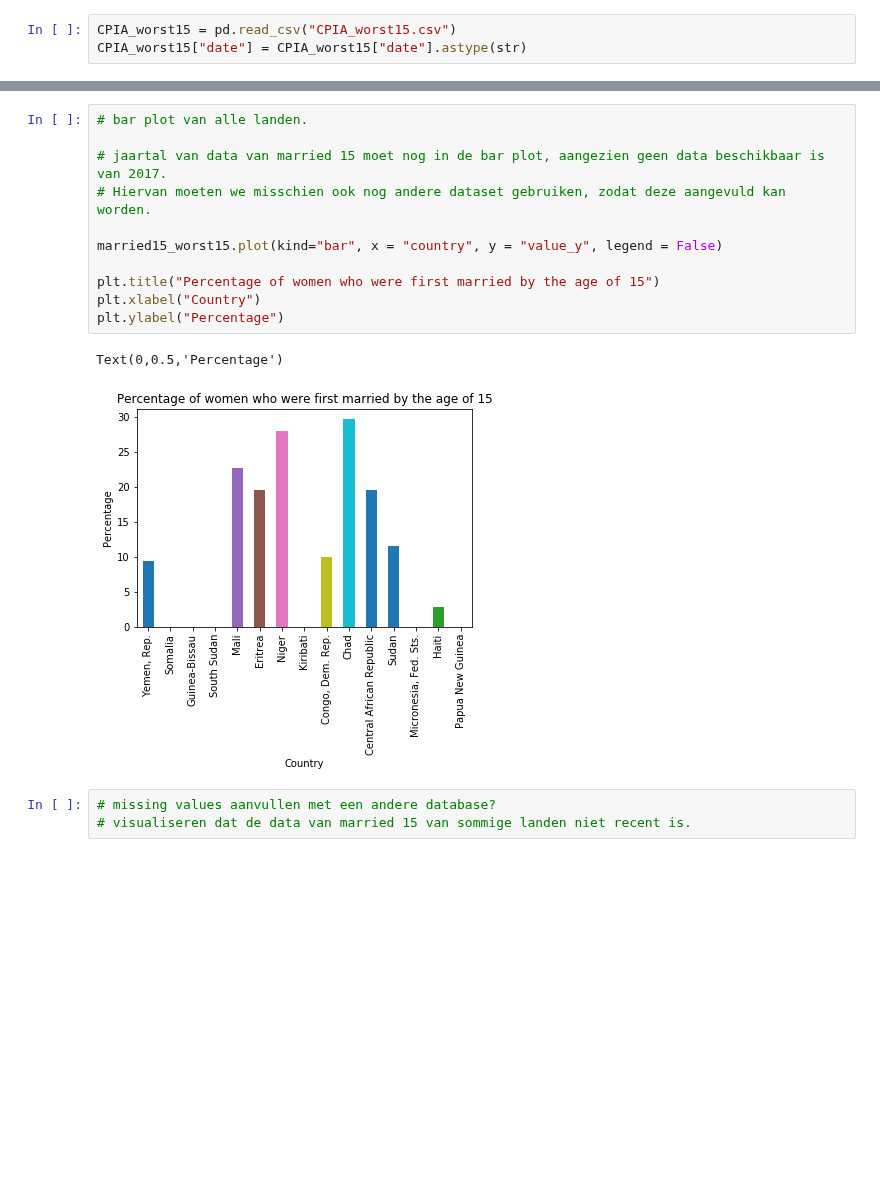
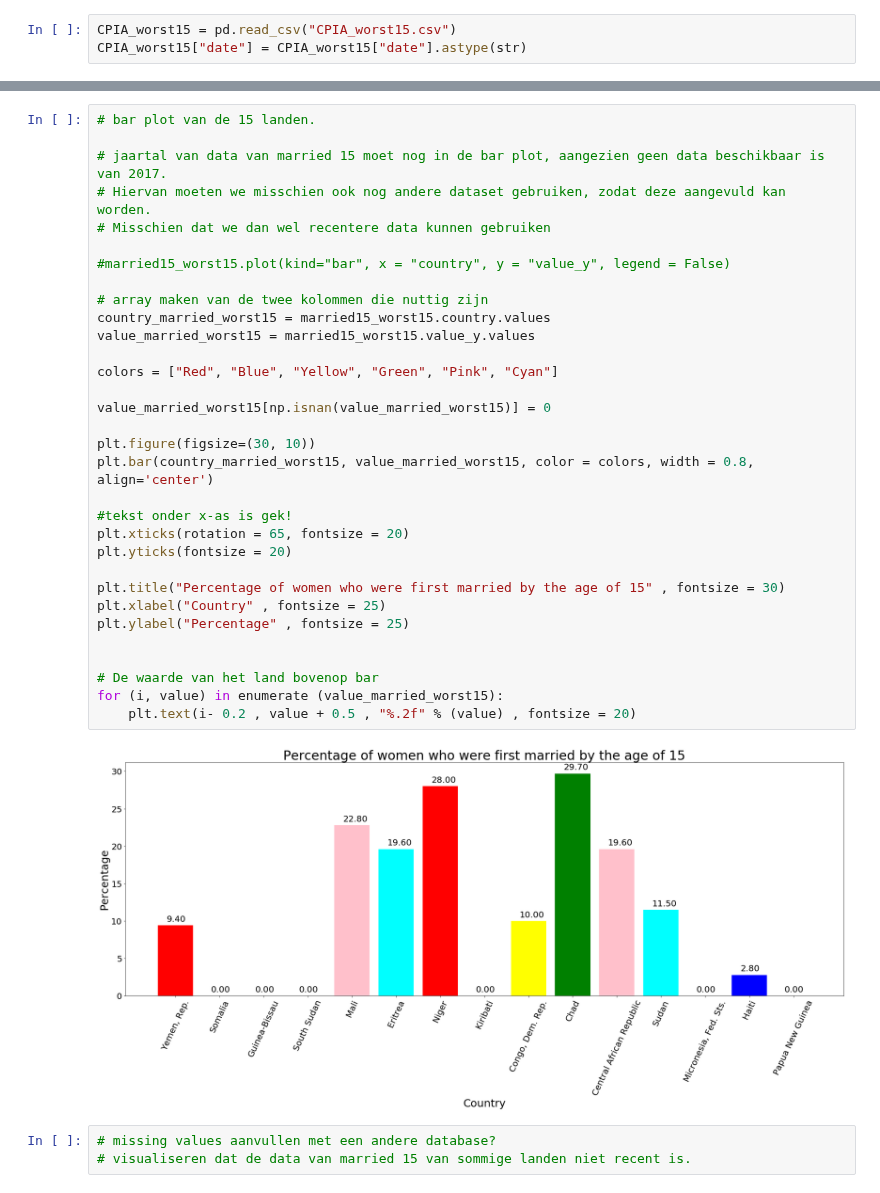
Before and after one commit to omar-d/EPA-WB-Equity, a Jupyter notebook: Deelvraag 2_kindhuwelijken.ipynb, the cells around one changed output, grey strips where cells are left out. Drawn from its saved outputs; the diff is of its cells as text; blank space fills up the shorter version.

```diff
--- a/Deelvraag 2_kindhuwelijken.ipynb
+++ b/Deelvraag 2_kindhuwelijken.ipynb
@@ -93,17 +41,37 @@ married15_worst15
 # %%
-# bar plot van alle landen.
+# bar plot van de 15 landen.
 
 # jaartal van data van married 15 moet nog in de bar plot, aangezien geen data beschikbaar is van 2017.
 # Hiervan moeten we misschien ook nog andere dataset gebruiken, zodat deze aangevuld kan worden.
+# Misschien dat we dan wel recentere data kunnen gebruiken
 
-married15_worst15.plot(kind="bar", x = "country", y = "value_y", legend = False)
+#married15_worst15.plot(kind="bar", x = "country", y = "value_y", legend = False)
 
-plt.title("Percentage of women who were first married by the age of 15")
-plt.xlabel("Country")
-plt.ylabel("Percentage")
+# array maken van de twee kolommen die nuttig zijn
+country_married_worst15 = married15_worst15.country.values
+value_married_worst15 = married15_worst15.value_y.values
+
+colors = ["Red", "Blue", "Yellow", "Green", "Pink", "Cyan"]
+
+value_married_worst15[np.isnan(value_married_worst15)] = 0
+
+plt.figure(figsize=(30, 10))
+plt.bar(country_married_worst15, value_married_worst15, color = colors, width = 0.8, align='center')
+
+#tekst onder x-as is gek!
+plt.xticks(rotation = 65, fontsize = 20)
+plt.yticks(fontsize = 20)
+
+plt.title("Percentage of women who were first married by the age of 15" , fontsize = 30)
+plt.xlabel("Country" , fontsize = 25)
+plt.ylabel("Percentage" , fontsize = 25)
+
+
+# De waarde van het land bovenop bar
+for (i, value) in enumerate (value_married_worst15):
+    plt.text(i- 0.2 , value + 0.5 , "%.2f" % (value) , fontsize = 20)
 # %% [output]
-Text(0,0.5,'Percentage')
-[figure, old version]
+[figure, new version]
 # %%
 # missing values aanvullen met een andere database?
 # visualiseren dat de data van married 15 van sommige landen niet recent is.
```
Also changed, not shown: parts of 11 cells of this notebook, 1 other file.
